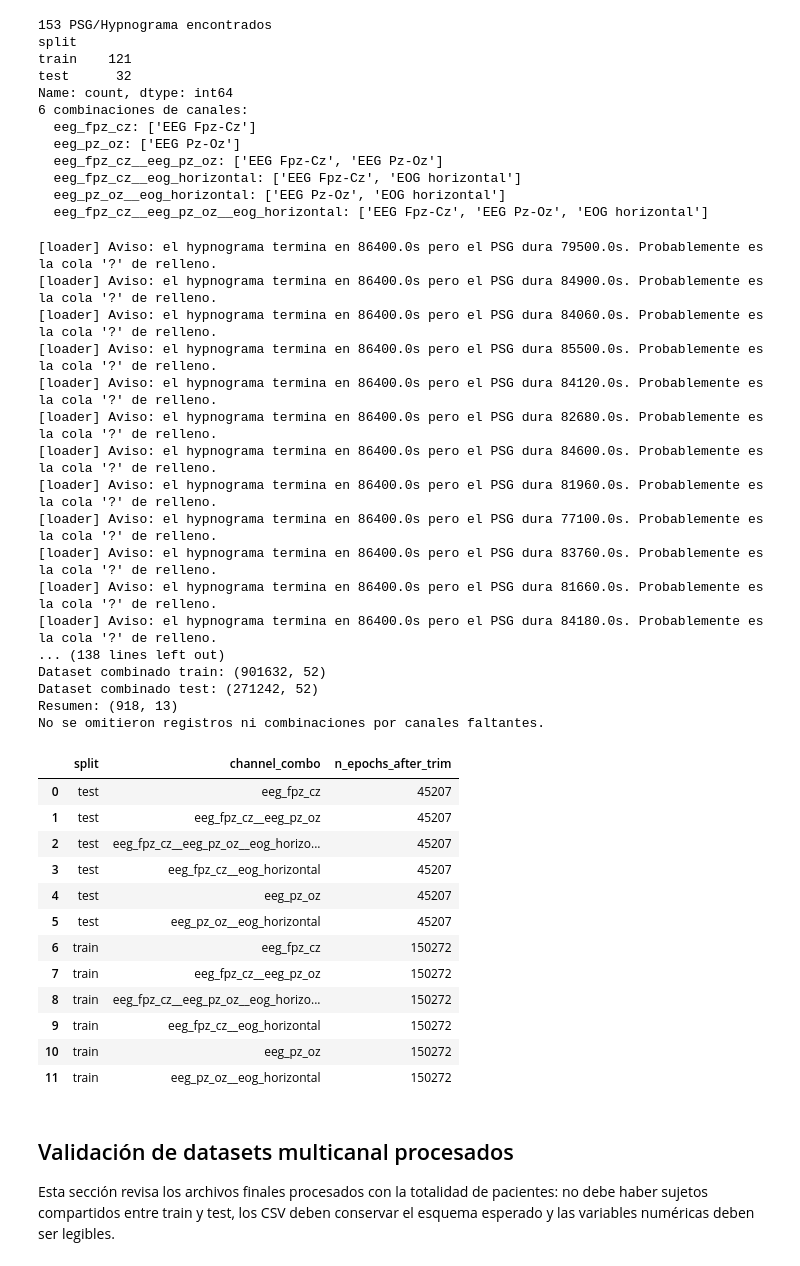
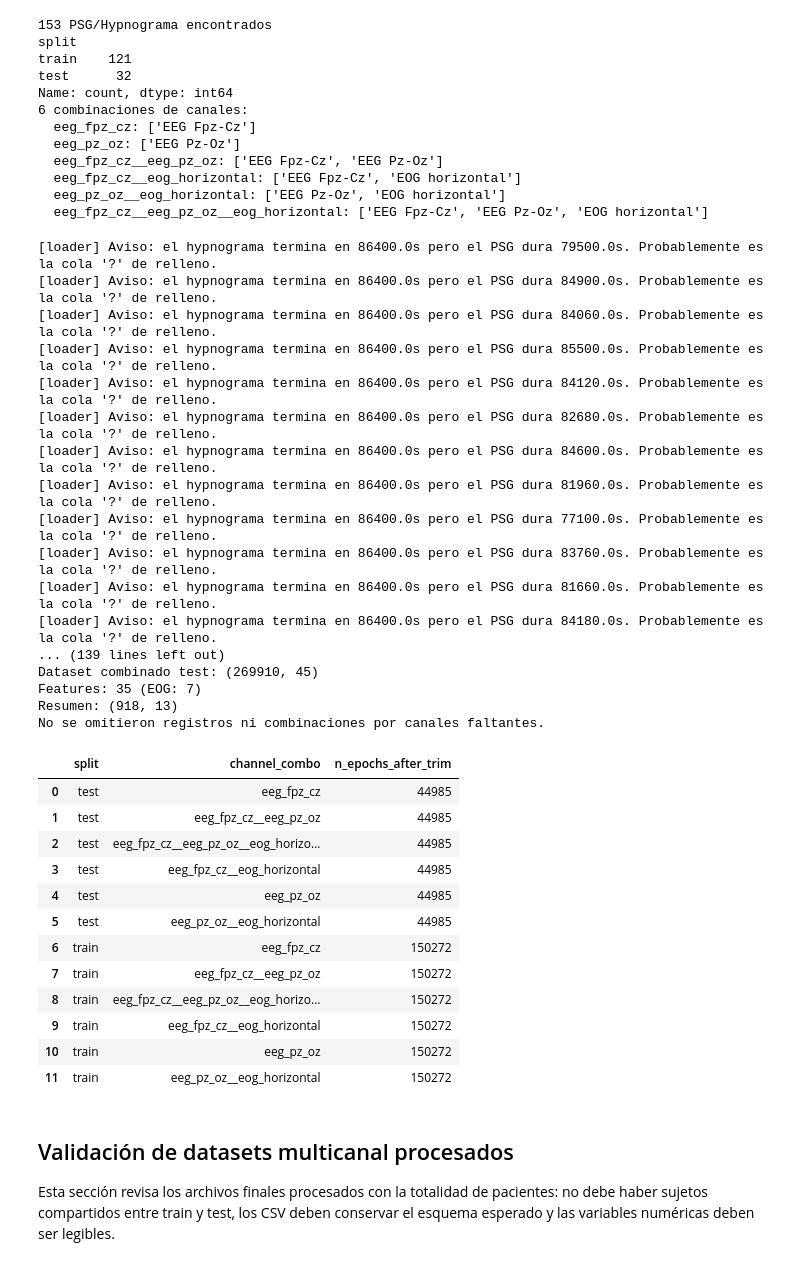
Before and after one commit to dosuna17/proyecto-despliegue-de-soluciones-G10, a Jupyter notebook: notebooks/07_preprocess_base_models_multichannel.ipynb, the cells around one changed output. Drawn from its saved outputs; the diff is of its cells as text; code cells hidden in the pictures.

```diff
--- a/notebooks/07_preprocess_base_models_multichannel.ipynb
+++ b/notebooks/07_preprocess_base_models_multichannel.ipynb
@@ -192,6 +217,24 @@ def subset_epoch_channels(dataset: EpochDataset, channel_names: list[str]) -> Ep
     )
 
 
+def trim_to_full_blocks(dataset: EpochDataset, block_epochs: int = BLOCK_EPOCHS) -> EpochDataset:
+    """Conserva las primeras épocas que forman bloques completos de `block_epochs`."""
+    n_usable = (len(dataset.y) // block_epochs) * block_epochs
+    return EpochDataset(
+        recording_id=dataset.recording_id,
+        subject_code=dataset.subject_code,
+        night=dataset.night,
+        X=dataset.X[:n_usable],
+        y=dataset.y[:n_usable],
+        recording_ids=dataset.recording_ids[:n_usable],
+        subject_codes=dataset.subject_codes[:n_usable],
+        channel_names=dataset.channel_names,
+        sfreq=dataset.sfreq,
+        signal_unit=dataset.signal_unit,
+        dropped_epochs=dataset.dropped_epochs + len(dataset.y) - n_usable,
+    )
+
+
 def add_channel_metadata(df: pd.DataFrame, combo_name: str, channels: list[str], split_name: str) -> pd.DataFrame:
     df = df.copy()
     df["channel_combo"] = combo_name
@@ -241,6 +284,8 @@ for psg_path, hypno_path in pairs:
         channel_picks=usable_base_channels,
     )
     trimmed_epochs = trim_wake_edges(base_epochs, buffer_epochs=TRIM_WAKE_BUFFER_EPOCHS)
+    if split_name == "test":
+        trimmed_epochs = trim_to_full_blocks(trimmed_epochs)
 
     for combo_name, combo_channels in CHANNEL_COMBINATIONS.items():
         missing_channels = [ch for ch in combo_channels if ch not in usable_base_channels]
@@ -285,8 +330,15 @@ metadata_cols = [
     "subject_code",
     "y",
 ]
-feature_cols = sorted([col for col in combined_df.columns if col not in metadata_cols])
-combined_df[feature_cols] = combined_df[feature_cols].fillna(SPECTRAL_FILL_VALUE)
+# Del EOG solo se conservan las features de EOG_FEATURES
+feature_cols = sorted([
+    col for col in combined_df.columns
+    if col not in metadata_cols and (not col.startswith(EOG_FEATURE_PREFIX) or col in EOG_FEATURES)
+])
+missing_eog_features = set(EOG_FEATURES) - set(feature_cols)
+if missing_eog_features:
+    raise ValueError(f"extract_features no generó estas features del EOG: {sorted(missing_eog_features)}")
+#combined_df[feature_cols] = combined_df[feature_cols].fillna(SPECTRAL_FILL_VALUE)
 combined_df = combined_df[metadata_cols + feature_cols]
 
 train_df = combined_df[combined_df["split"] == "train"].reset_index(drop=True)
@@ -304,42 +356,43 @@ summary_df.to_csv(summary_path, index=False)
 
 skipped_df = pd.DataFrame(skipped_rows)
 if not skipped_df.empty:
     skipped_df.to_csv(skipped_path, index=False)
 
 print("Dataset combinado train:", train_df.shape)
 print("Dataset combinado test:", test_df.shape)
+print(f"Features: {len(feature_cols)} (EOG: {len(EOG_FEATURES)})")
 print("Resumen:", summary_df.shape)
 if not skipped_df.empty:
     print("Registros/combinaciones omitidas:", skipped_df.shape)
 else:
     print("No se omitieron registros ni combinaciones por canales faltantes.")
 
 display(summary_df.groupby(["split", "channel_combo"])["n_epochs_after_trim"].sum().reset_index())
 # %% [output]
 [loader] Aviso: el hypnograma termina en 86400.0s pero el PSG dura 79500.0s. Probablemente es la cola '?' de relleno.
 [loader] Aviso: el hypnograma termina en 86400.0s pero el PSG dura 84900.0s. Probablemente es la cola '?' de relleno.
 [loader] Aviso: el hypnograma termina en 86400.0s pero el PSG dura 84060.0s. Probablemente es la cola '?' de relleno.
 [loader] Aviso: el hypnograma termina en 86400.0s pero el PSG dura 85500.0s. Probablemente es la cola '?' de relleno.
 [loader] Aviso: el hypnograma termina en 86400.0s pero el PSG dura 84120.0s. Probablemente es la cola '?' de relleno.
 [loader] Aviso: el hypnograma termina en 86400.0s pero el PSG dura 82680.0s. Probablemente es la cola '?' de relleno.
 [loader] Aviso: el hypnograma termina en 86400.0s pero el PSG dura 84600.0s. Probablemente es la cola '?' de relleno.
 [loader] Aviso: el hypnograma termina en 86400.0s pero el PSG dura 81960.0s. Probablemente es la cola '?' de relleno.
 [loader] Aviso: el hypnograma termina en 86400.0s pero el PSG dura 77100.0s. Probablemente es la cola '?' de relleno.
 [loader] Aviso: el hypnograma termina en 86400.0s pero el PSG dura 83760.0s. Probablemente es la cola '?' de relleno.
 [loader] Aviso: el hypnograma termina en 86400.0s pero el PSG dura 81660.0s. Probablemente es la cola '?' de relleno.
 [loader] Aviso: el hypnograma termina en 86400.0s pero el PSG dura 84180.0s. Probablemente es la cola '?' de relleno.
-... (138 lines left out)
-Dataset combinado train: (901632, 52)
-Dataset combinado test: (271242, 52)
+... (139 lines left out)
+Dataset combinado test: (269910, 45)
+Features: 35 (EOG: 7)
 Resumen: (918, 13)
 No se omitieron registros ni combinaciones por canales faltantes.
 |  | split | channel_combo | n_epochs_after_trim |
-| 0 | test | eeg_fpz_cz | 45207 |
-| 1 | test | eeg_fpz_cz__eeg_pz_oz | 45207 |
-| 2 | test | eeg_fpz_cz__eeg_pz_oz__eog_horizo... | 45207 |
-| 3 | test | eeg_fpz_cz__eog_horizontal | 45207 |
-| 4 | test | eeg_pz_oz | 45207 |
-| 5 | test | eeg_pz_oz__eog_horizontal | 45207 |
+| 0 | test | eeg_fpz_cz | 44985 |
+| 1 | test | eeg_fpz_cz__eeg_pz_oz | 44985 |
+| 2 | test | eeg_fpz_cz__eeg_pz_oz__eog_horizo... | 44985 |
+| 3 | test | eeg_fpz_cz__eog_horizontal | 44985 |
+| 4 | test | eeg_pz_oz | 44985 |
+| 5 | test | eeg_pz_oz__eog_horizontal | 44985 |
 | 6 | train | eeg_fpz_cz | 150272 |
 | 7 | train | eeg_fpz_cz__eeg_pz_oz | 150272 |
 | 8 | train | eeg_fpz_cz__eeg_pz_oz__eog_horizo... | 150272 |
```
Also changed, not shown: parts of 10 cells of this notebook, 11 other files.
